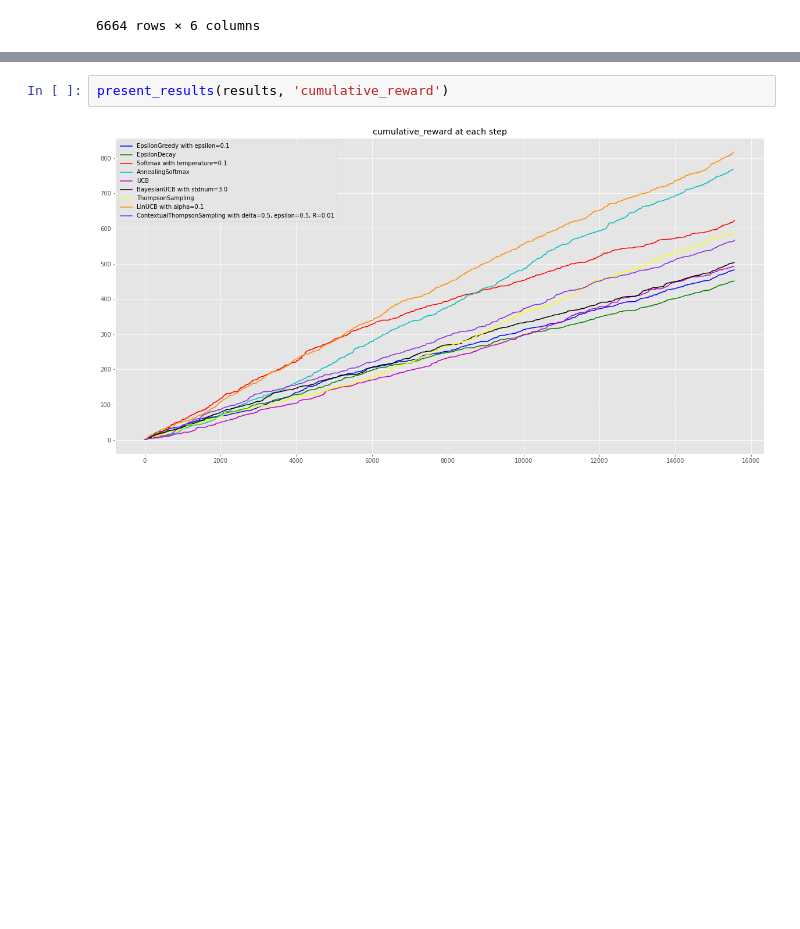
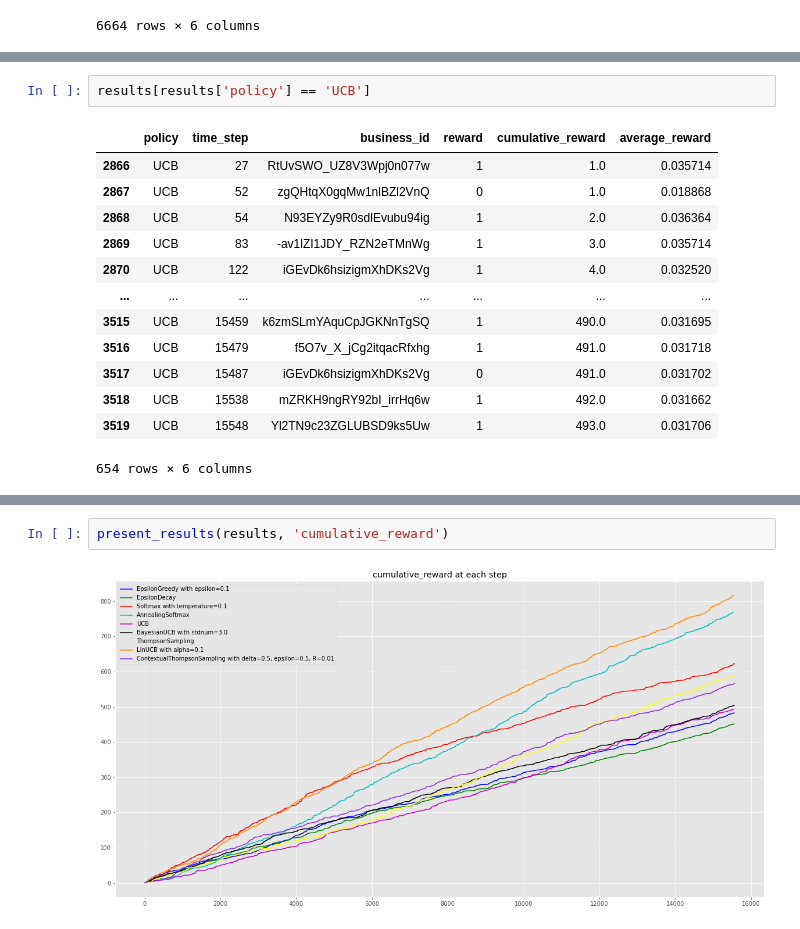
Before and after one commit to raychng/bt4014-project, a Jupyter notebook: bandits_toronto.ipynb, the cells around one changed output, grey strips where cells are left out. Saved outputs shown, nothing was run; the diff lists cells and outputs as text; blank space fills up the shorter version.

```diff
--- a/bandits_toronto.ipynb
+++ b/bandits_toronto.ipynb
@@ -591 +607,17 @@ results
+# %%
+results[results['policy'] == 'UCB']
+# %% [output]
+|  | policy | time_step | business_id | reward | cumulative_reward | average_reward |
+| 2866 | UCB | 27 | RtUvSWO_UZ8V3Wpj0n077w | 1 | 1.0 | 0.035714 |
+| 2867 | UCB | 52 | zgQHtqX0gqMw1nlBZl2VnQ | 0 | 1.0 | 0.018868 |
+| 2868 | UCB | 54 | N93EYZy9R0sdlEvubu94ig | 1 | 2.0 | 0.036364 |
+| 2869 | UCB | 83 | -av1lZI1JDY_RZN2eTMnWg | 1 | 3.0 | 0.035714 |
+| 2870 | UCB | 122 | iGEvDk6hsizigmXhDKs2Vg | 1 | 4.0 | 0.032520 |
+| ... | ... | ... | ... | ... | ... | ... |
+| 3515 | UCB | 15459 | k6zmSLmYAquCpJGKNnTgSQ | 1 | 490.0 | 0.031695 |
+| 3516 | UCB | 15479 | f5O7v_X_jCg2itqacRfxhg | 1 | 491.0 | 0.031718 |
+| 3517 | UCB | 15487 | iGEvDk6hsizigmXhDKs2Vg | 0 | 491.0 | 0.031702 |
+| 3518 | UCB | 15538 | mZRKH9ngRY92bI_irrHq6w | 1 | 492.0 | 0.031662 |
+| 3519 | UCB | 15548 | Yl2TN9c23ZGLUBSD9ks5Uw | 1 | 493.0 | 0.031706 |
+654 rows × 6 columns
 # %%
```
Also changed, not shown: parts of 5 cells of this notebook.
